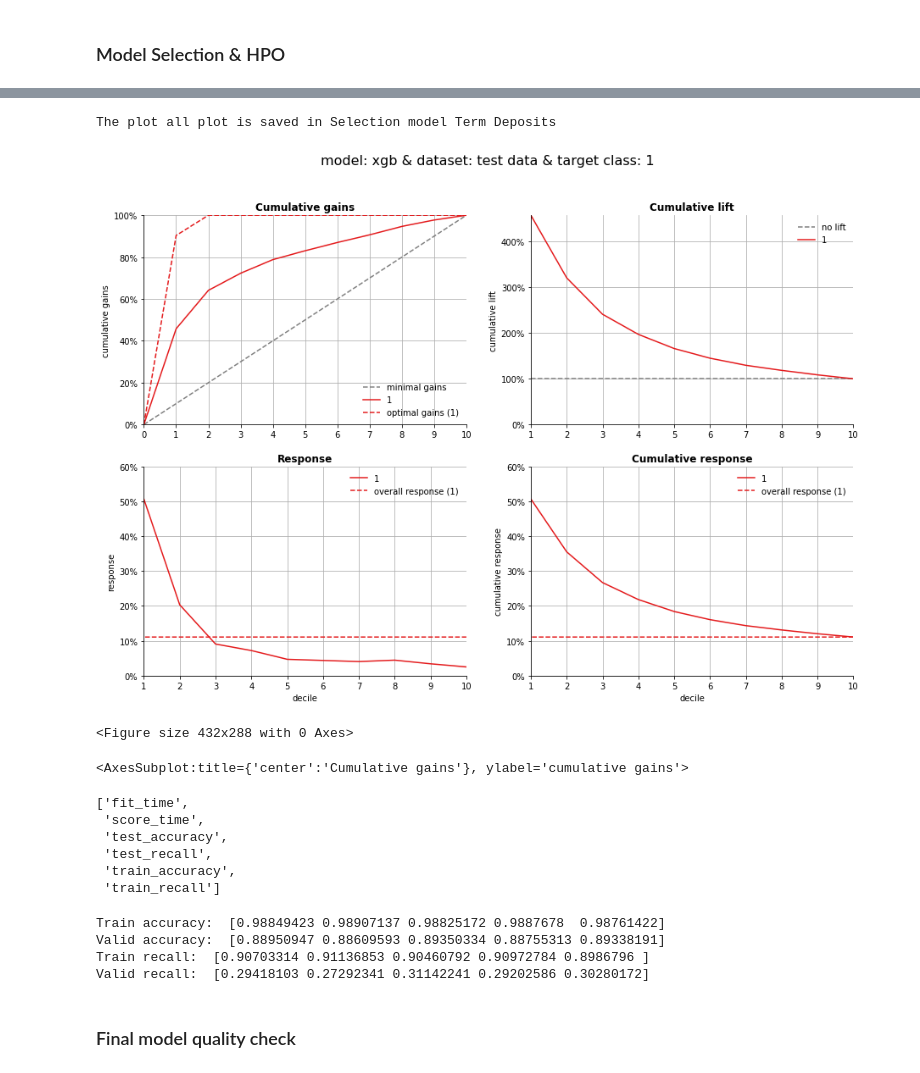
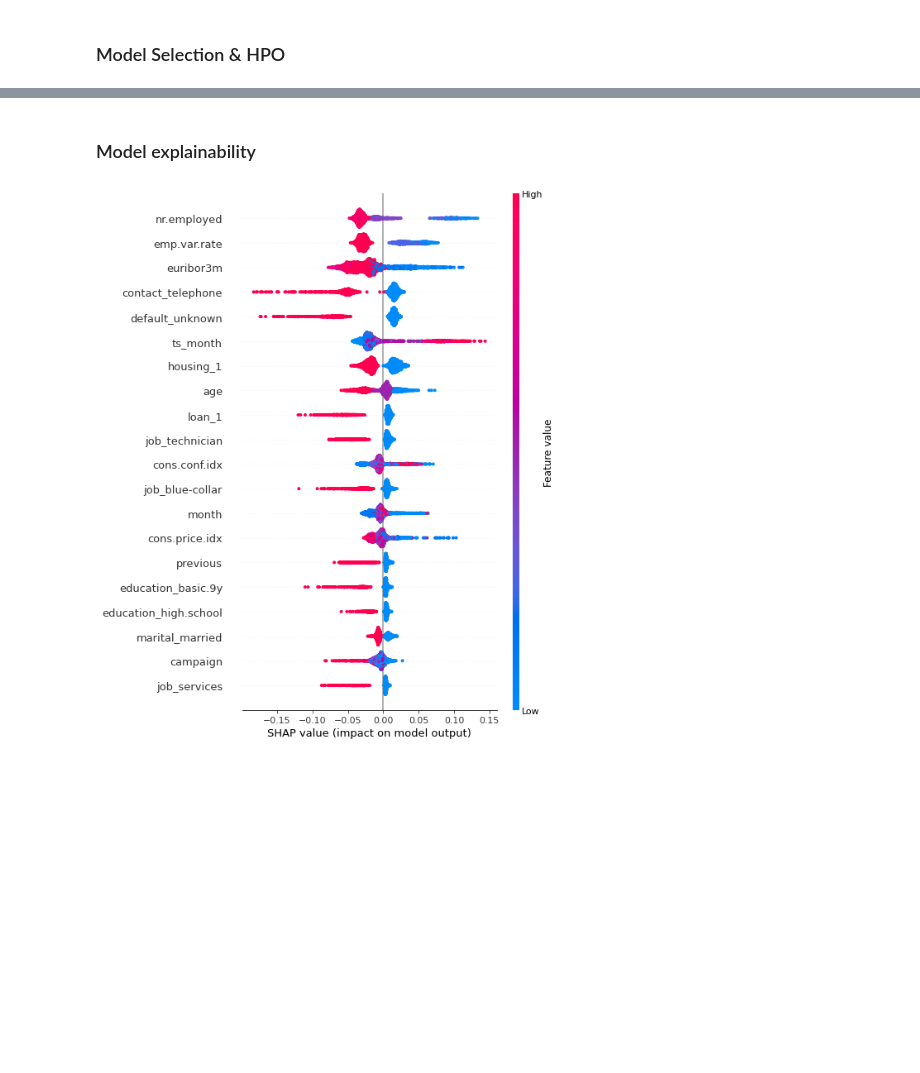
Before and after one commit to alsing/Bank-Marketing-UCI, a Jupyter notebook: notebooks/Model.ipynb, the cells around one changed output, grey strips where cells are left out. Drawn from its saved outputs; the diff is of its cells as text; code cells hidden in the pictures; blank space fills up the shorter version.

```diff
--- a/notebooks/Model.ipynb
+++ b/notebooks/Model.ipynb
@@ -523,6 +93,0 @@ Name: y, dtype: int64
-# %%
-X = X_train.sample(100)
-explainer = shap.Explainer(model, X_train)
-shap_values = explainer(X_valid)
-shap.summary_plot(shap_values)
-#shap.plots.beeswarm(shap_values)
@@ -532,6 +93,0 @@ TypeError: only integer scalar arrays can be converted to a scalar index
-# %%
-X = X_train.sample(100)
-explainer = shap.TreeExplainer(model)
-shap_values = explainer(X)
-shap_values[1, 1]
-#shap.summary_plot(shap_values[:, :, 1], X)
@@ -553,5 +93,0 @@ AssertionError: Feature and SHAP matrices must have the same number of rows!
-# %%
-model.fit(X_train, y_train)
-explainer = shap.Explainer(model)
-shap_values = explainer(X_train)
-shap.summary_plot(shap_values, X_train)
@@ -564,0 +174,9 @@ len(shap_values.base_values)
+# %%
+def encode_categorical(features, data):
+    for feature in features:
+        data = pd.concat([data.drop(feature, axis=1), pd.get_dummies(data[feature], prefix=feature, prefix_sep='_',
+                                                                     drop_first=True, dummy_na=False)], axis=1)
+    return data
+
+cat_features = ['job', 'marital', 'education', 'contact', 'poutcome', 'default', 'housing', 'loan']
+bank_data = encode_categorical(cat_features, bank_data)
@@ -880,38 +644,9 @@ The cumulative response plot is saved in D:\EPAM\Bank-Marketing-UCI\notebooks/Cu
-# %%
-mp.plot_all(ps, save_fig = True, save_fig_filename = 'Selection model Term Deposits')
-# %% [output]
-The plot all plot is saved in Selection model Term Deposits
-[figure, removed]
-<Figure size 432x288 with 0 Axes>
-<AxesSubplot:title={'center':'Cumulative gains'}, ylabel='cumulative gains'>
-# %%
-from sklearn.model_selection import cross_validate
-from sklearn.model_selection import StratifiedKFold
-X = bank_data.drop(columns='y')
-y = bank_data['y']
-
-rf = RandomForestClassifier(n_estimators=500)
-
-scoring = {'accuracy': 'accuracy', 'recall': 'recall'}
-scores = cross_validate(rf, X, y, scoring=scoring, cv=StratifiedKFold(n_splits=5, random_state=42, shuffle=True),
-                        return_train_score=True)
-sorted(scores.keys())
-# %% [output]
-['fit_time',
- 'score_time',
- 'test_accuracy',
- 'test_recall',
- 'train_accuracy',
- 'train_recall']
-# %%
-print('Train accuracy: ', scores['train_accuracy'])
-print('Valid accuracy: ', scores['test_accuracy'])
-print('Train recall: ', scores['train_recall'])
-print('Valid recall: ', scores['test_recall'])
-# %% [output]
-Train accuracy:  [0.98849423 0.98907137 0.98825172 0.9887678  0.98761422]
-Valid accuracy:  [0.88950947 0.88609593 0.89350334 0.88755313 0.89338191]
-Train recall:  [0.90703314 0.91136853 0.90460792 0.90972784 0.8986796 ]
-Valid recall:  [0.29418103 0.27292341 0.31142241 0.29202586 0.30280172]
-# %% [markdown]
-### Final model quality check
+# %% [markdown]
+### Model explainability
+# %%
+X_sampled = bank_data[bank_data['ts_month'] <= 20].sample(2500, random_state=0).drop(columns='y')
+tree_explainer = shap.TreeExplainer(tsc.fitted_final_estimator)
+shap_values = tree_explainer(X_sampled)
+shap.summary_plot(shap_values[:, :, 1], X_sampled)
+# %% [output]
+[figure, added]
```
Also changed, not shown: parts of 96 cells of this notebook, 2 other files.
